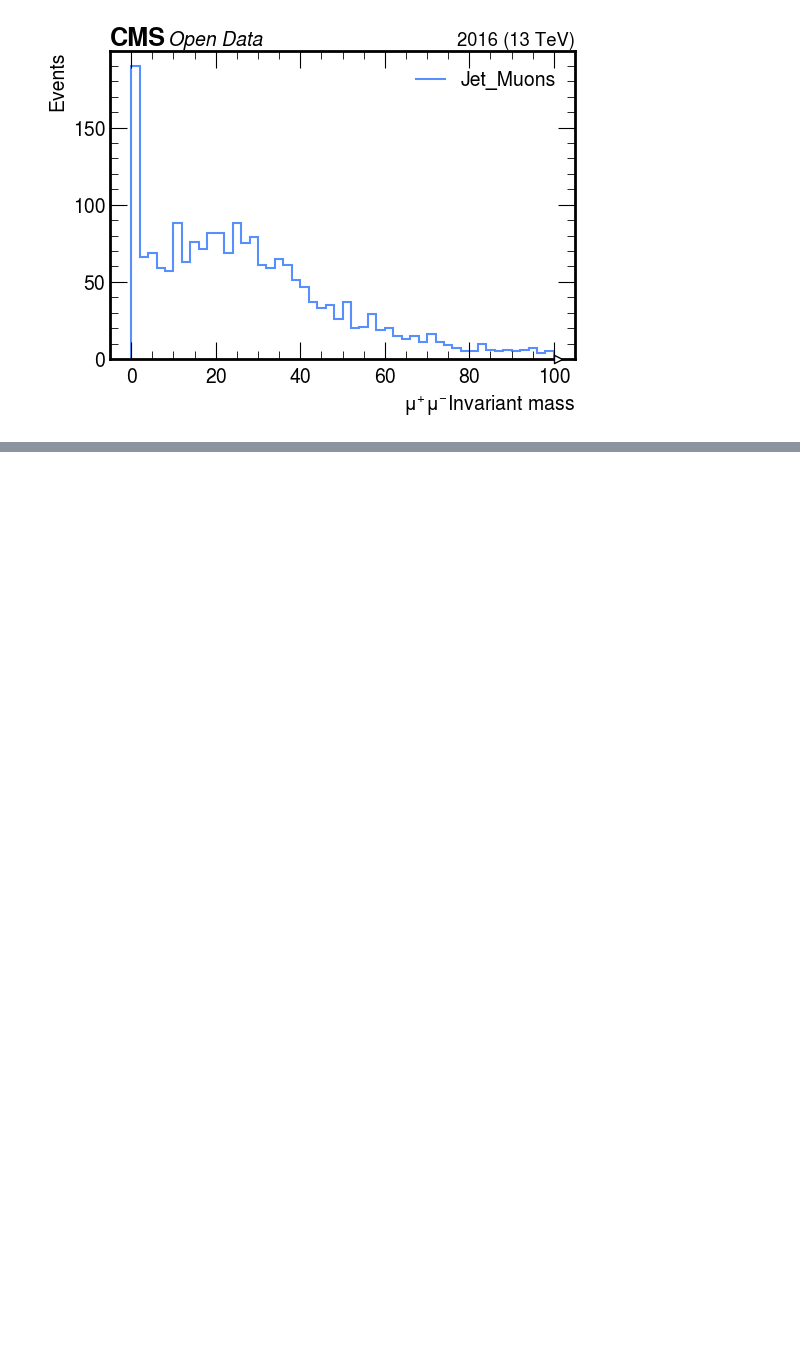
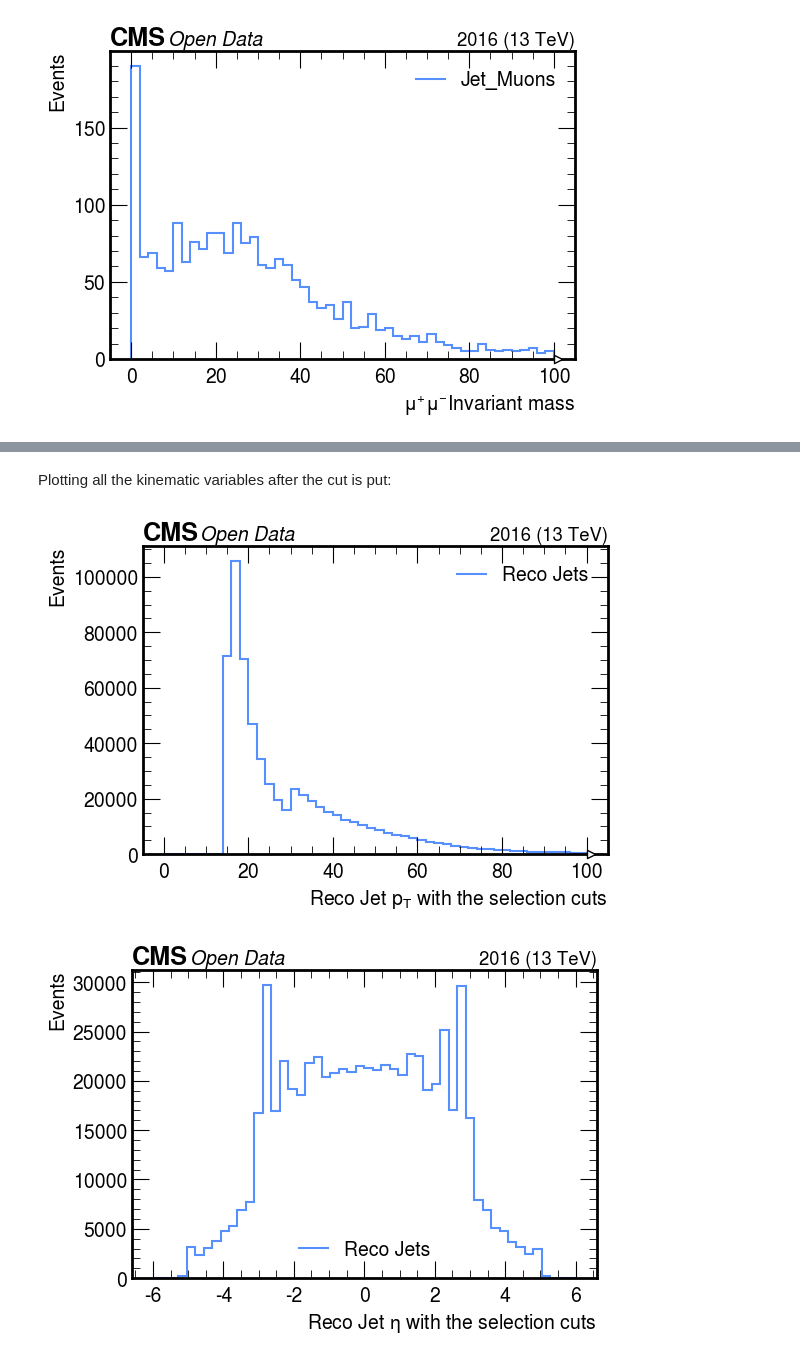
Before and after one commit to xondikoi03/charmTaggingAnalysis, a Jupyter notebook: Coffea/notebooks/charmAnalysis.ipynb, the cells around one changed output, grey strips where cells are left out. Saved outputs shown, nothing was run; the diff lists cells and outputs as text; code cells hidden in the pictures; blank space fills up the shorter version.

```diff
--- a/Coffea/notebooks/charmAnalysis.ipynb
+++ b/Coffea/notebooks/charmAnalysis.ipynb
@@ -515,0 +543,28 @@ make_hist(
+# %% [markdown]
+Plotting all the kinematic variables after the cut is put:
+# %%
+# RecoJet Pt (with cut):
+pass_events_Jets_Pt = dak.flatten(pass_events_Jets.Jet.pt)
+make_hist(
+    pass_events_Jets_Pt,
+    50, 0, 100,
+    "Reco Jet $p_{T}$ with the selection cuts",
+    "Events",
+    "Reco Jets",
+    fname="Plots/RecoJets_pass_pT.png",
+    logy=False
+)
+# RecoJet Eta (with cut):
+pass_events_Jets_eta = dak.flatten(pass_events_Jets.Jet.eta)
+make_hist(
+    pass_events_Jets_eta,
+    50, -6, 6,
+    "Reco Jet $\\eta$ with the selection cuts",
+    "Events",
+    "Reco Jets",
+    fname="Plots/RecoJets_pass_eta.png",
+    logy=False
+)
+# %% [output]
+[figure, added]
+[figure, added]
```
Also changed, not shown: parts of 10 cells of this notebook, 6 other files.
